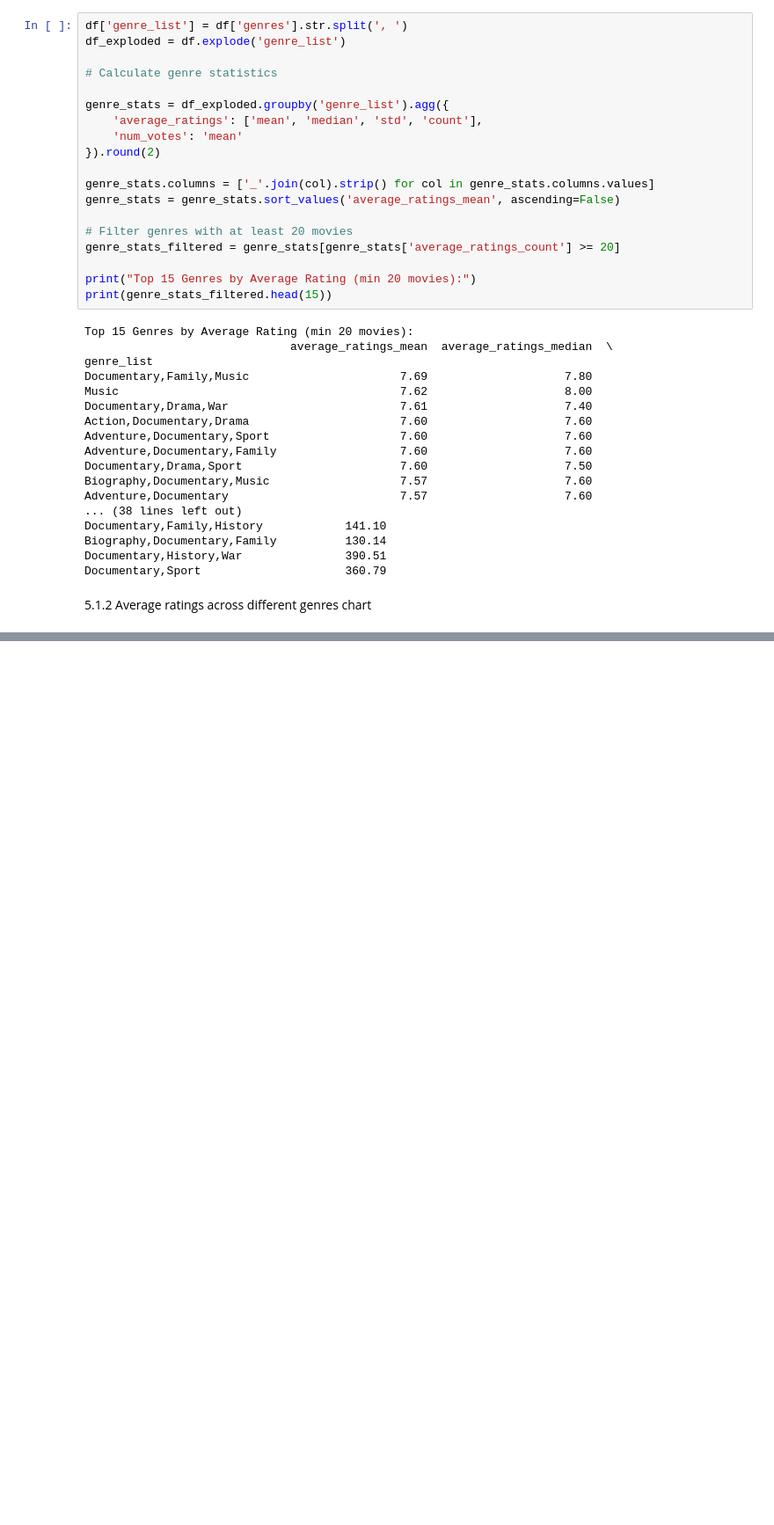
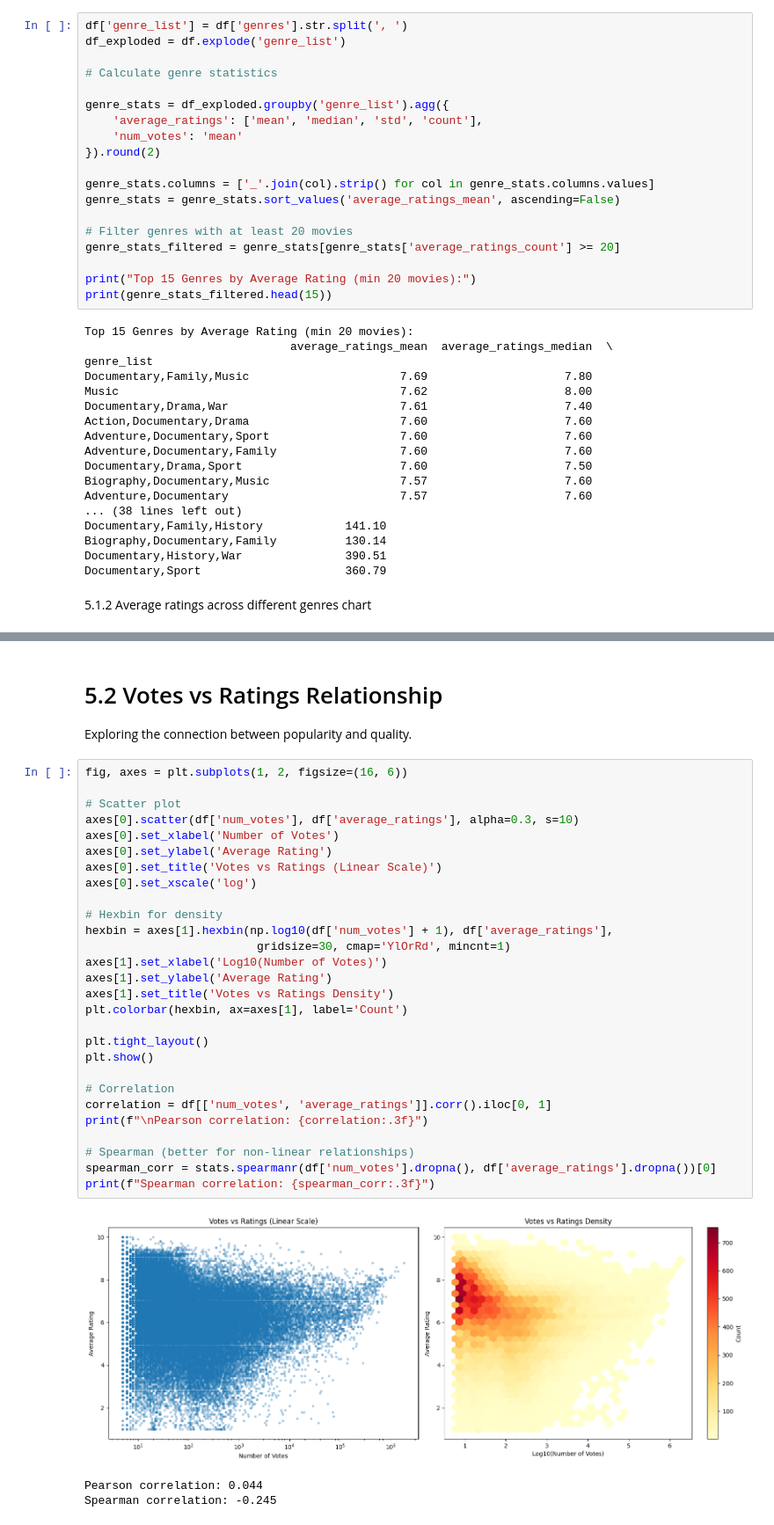
Before and after one commit to Skylar-Lorena/CRISP-DM, a Jupyter notebook: notebooks/02_imbd_eda.ipynb, the cells around one changed output, grey strips where cells are left out. Shown at 88% size. Saved outputs shown, nothing was run; the diff lists cells and outputs as text; blank space fills up the shorter version.

Commit message:
feat: plot votes vs ratings and compute correlations

```diff
--- a/notebooks/02_imbd_eda.ipynb
+++ b/notebooks/02_imbd_eda.ipynb
@@ -264,0 +267,35 @@ plt.show()
+# %% [markdown]
+# 5.2 Votes vs Ratings Relationship
+Exploring the connection between popularity and quality.
+# %%
+fig, axes = plt.subplots(1, 2, figsize=(16, 6))
+
+# Scatter plot
+axes[0].scatter(df['num_votes'], df['average_ratings'], alpha=0.3, s=10)
+axes[0].set_xlabel('Number of Votes')
+axes[0].set_ylabel('Average Rating')
+axes[0].set_title('Votes vs Ratings (Linear Scale)')
+axes[0].set_xscale('log')
+
+# Hexbin for density
+hexbin = axes[1].hexbin(np.log10(df['num_votes'] + 1), df['average_ratings'],
+                         gridsize=30, cmap='YlOrRd', mincnt=1)
+axes[1].set_xlabel('Log10(Number of Votes)')
+axes[1].set_ylabel('Average Rating')
+axes[1].set_title('Votes vs Ratings Density')
+plt.colorbar(hexbin, ax=axes[1], label='Count')
+
+plt.tight_layout()
+plt.show()
+
+# Correlation
+correlation = df[['num_votes', 'average_ratings']].corr().iloc[0, 1]
+print(f"\nPearson correlation: {correlation:.3f}")
+
+# Spearman (better for non-linear relationships)
+spearman_corr = stats.spearmanr(df['num_votes'].dropna(), df['average_ratings'].dropna())[0]
+print(f"Spearman correlation: {spearman_corr:.3f}")
+# %% [output]
+[figure, added]
+Pearson correlation: 0.044
+Spearman correlation: -0.245
```
Also changed, not shown: parts of 1 cell of this notebook.
